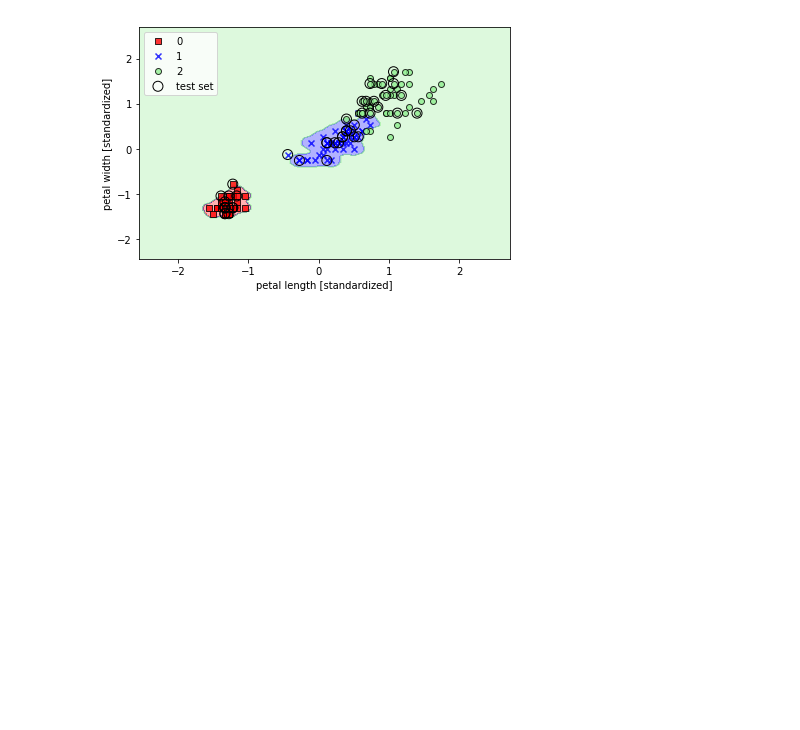
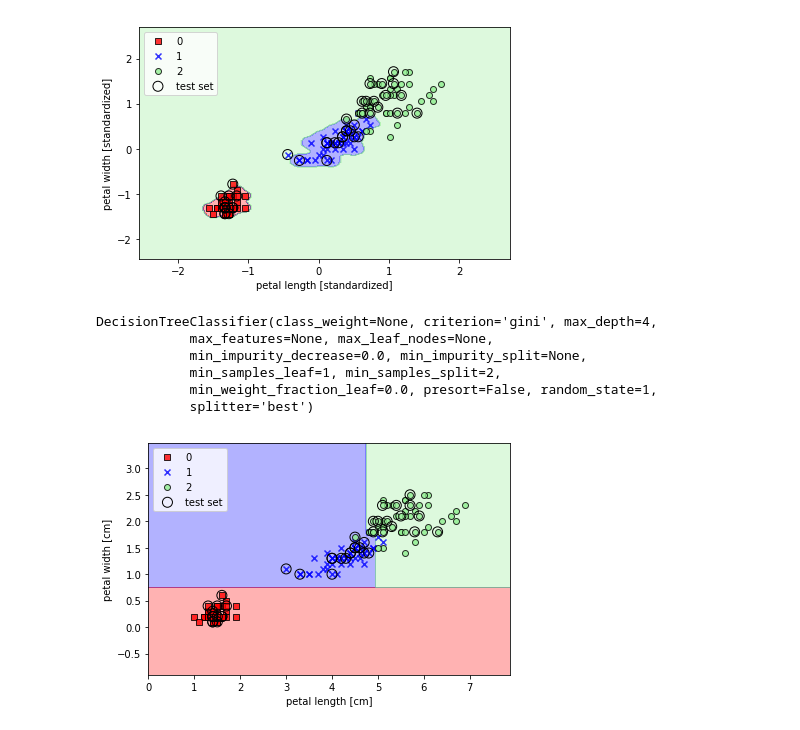
Before and after one commit to hitsuji-haneta/PMLB, a Jupyter notebook: chapter3/playground.ipynb, the cells around one changed output. Drawn from its saved outputs; the diff is of its cells as text; code cells hidden in the pictures; blank space fills up the shorter version.

Commit message:
Run decision tree

```diff
--- a/chapter3/playground.ipynb
+++ b/chapter3/playground.ipynb
@@ -221,0 +224,22 @@ plt.show()
+# %%
+tree = DecisionTreeClassifier(criterion='gini', max_depth=4, random_state=1)
+tree.fit(X_train, y_train)
+# %% [output]
+DecisionTreeClassifier(class_weight=None, criterion='gini', max_depth=4,
+            max_features=None, max_leaf_nodes=None,
+            min_impurity_decrease=0.0, min_impurity_split=None,
+            min_samples_leaf=1, min_samples_split=2,
+            min_weight_fraction_leaf=0.0, presort=False, random_state=1,
+            splitter='best')
+# %%
+X_combined = np.vstack((X_train, X_test))
+y_combined = np.hstack((y_train, y_test))
+# %%
+plot_decision_regions(X_combined, y_combined, classifier=tree, test_idx=range(105, 150))
+plt.xlabel('petal length [cm]')
+plt.ylabel('petal width [cm]')
+plt.legend(loc='upper left')
+plt.tight_layout()
+plt.show()
+# %% [output]
+[figure, added]
```
Also changed, not shown: parts of 2 cells of this notebook.
